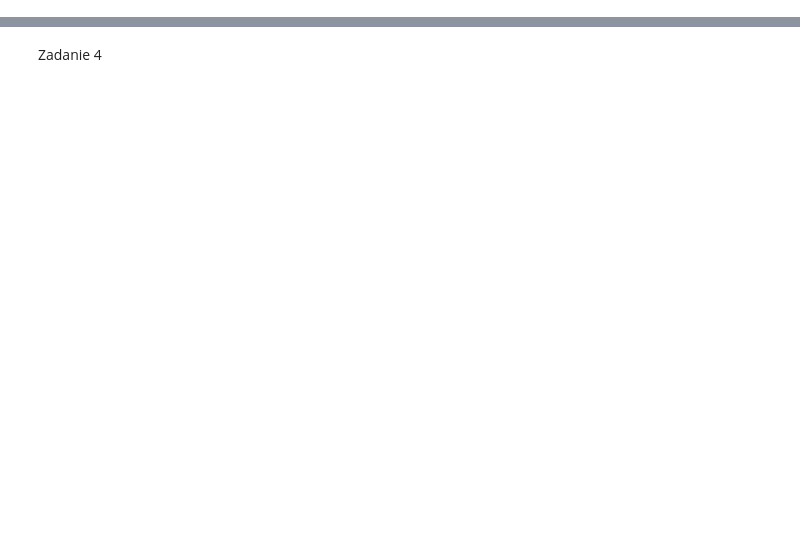
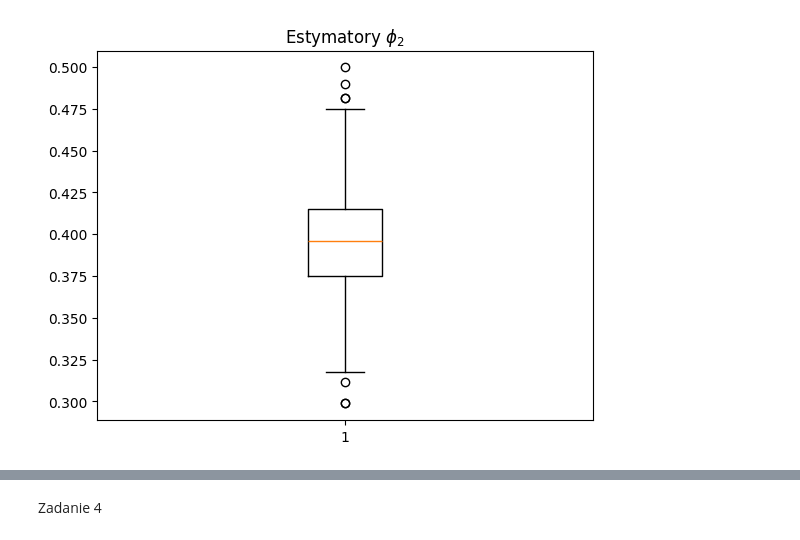
Before and after one commit to rafglo/Computer-Analysis-of-Time-Series, a Jupyter notebook: lista7.ipynb, the cells around one changed output, grey strips where cells are left out. Drawn from its saved outputs; the diff is of its cells as text; code cells hidden in the pictures; blank space fills up the shorter version.

```diff
--- a/lista7.ipynb
+++ b/lista7.ipynb
@@ -0,0 +46,6 @@
+# %%
+plt.boxplot(phi2s)
+plt.title("Estymatory $\\phi_2$")
+plt.show()
+# %% [output]
+[figure, added]
```
Also changed, not shown: parts of 16 cells of this notebook.
